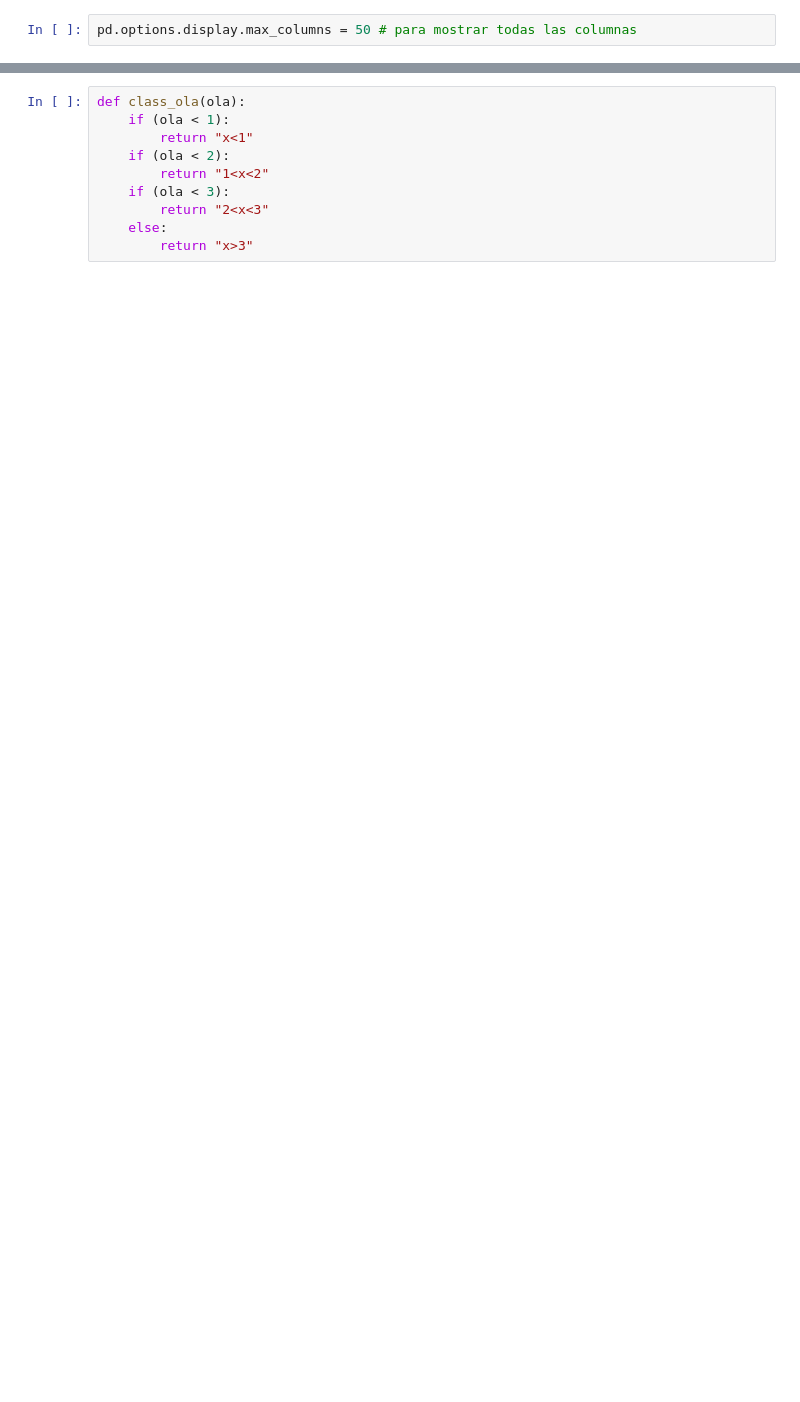
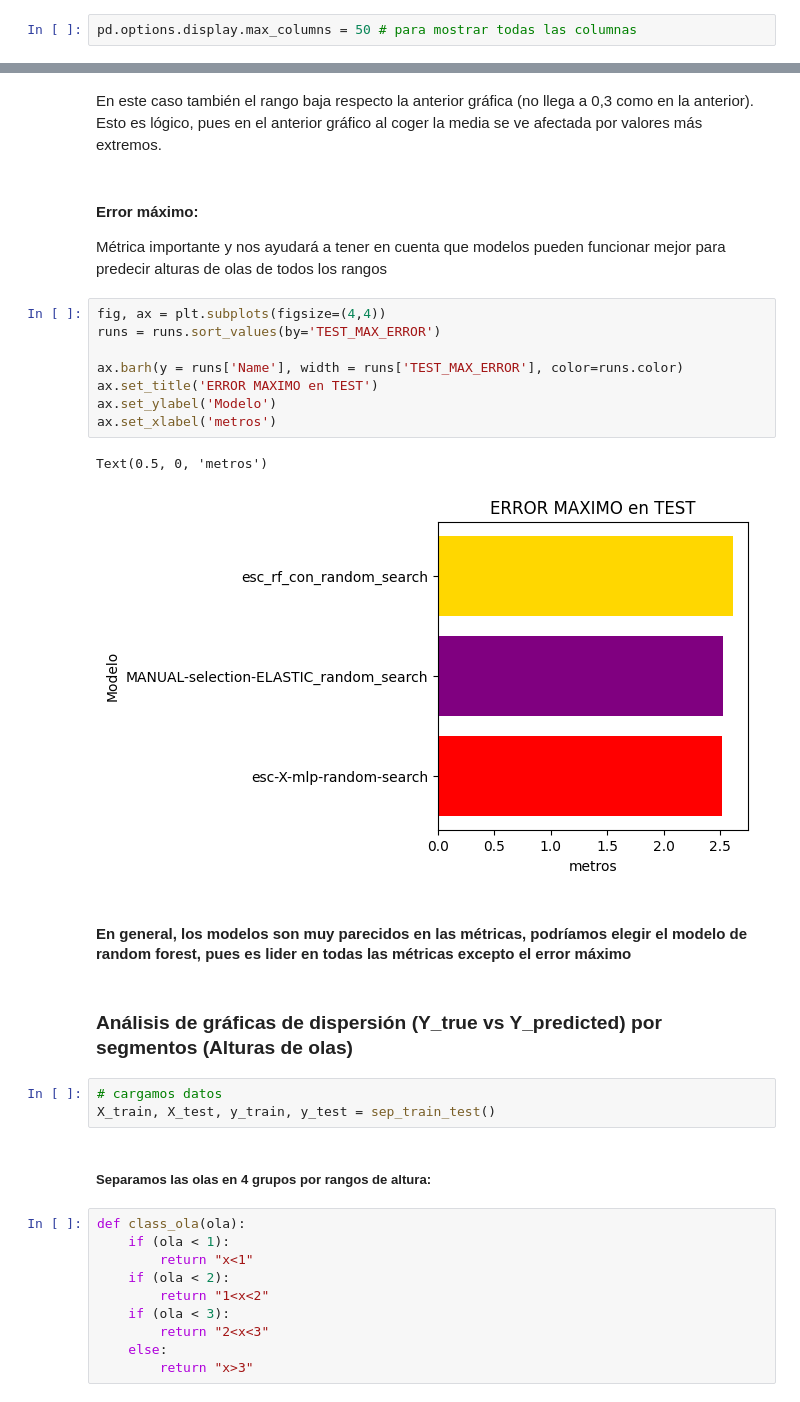
Before and after one commit to MarioBaldocchi/PD, a Jupyter notebook: modelos/evaluacion/evaluacion-best.ipynb, the cells around one changed output, grey strips where cells are left out. Drawn from its saved outputs; the diff is of its cells as text; blank space fills up the shorter version.

```diff
--- a/modelos/evaluacion/evaluacion-best.ipynb
+++ b/modelos/evaluacion/evaluacion-best.ipynb
@@ -26,3 +84,28 @@ X_test = X_test.drop(columns=["Temperatura", 'wspd', 'anio', 'mes', 'dia', 'hora
+# %% [markdown]
+En este caso también el rango baja respecto la anterior gráfica (no llega a 0,3 como en la anterior). Esto es lógico, pues en el anterior gráfico al coger la media se ve afectada por valores más extremos.
+# %% [markdown]
+#### Error máximo:
+Métrica importante y nos ayudará a tener en cuenta que modelos pueden funcionar mejor para predecir alturas de olas de todos los rangos
+# %%
+fig, ax = plt.subplots(figsize=(4,4))
+runs = runs.sort_values(by='TEST_MAX_ERROR')
+
+ax.barh(y = runs['Name'], width = runs['TEST_MAX_ERROR'], color=runs.color)
+ax.set_title('ERROR MAXIMO en TEST')
+ax.set_ylabel('Modelo')
+ax.set_xlabel('metros')
+# %% [output]
+Text(0.5, 0, 'metros')
+[figure, added]
+# %% [markdown]
+#### En general, los modelos son muy parecidos en las métricas, podríamos elegir el modelo de random forest, pues es lider en todas las métricas excepto el error máximo
+# %% [markdown]
+### Análisis de gráficas de dispersión (Y_true vs Y_predicted) por segmentos (Alturas de olas)
+# %%
+# cargamos datos
+X_train, X_test, y_train, y_test = sep_train_test()
+# %% [markdown]
+##### Separamos las olas en 4 grupos por rangos de altura:
 # %%
 def class_ola(ola):
     if (ola < 1):
```
Also changed, not shown: parts of 57 cells of this notebook, 1 other file.
